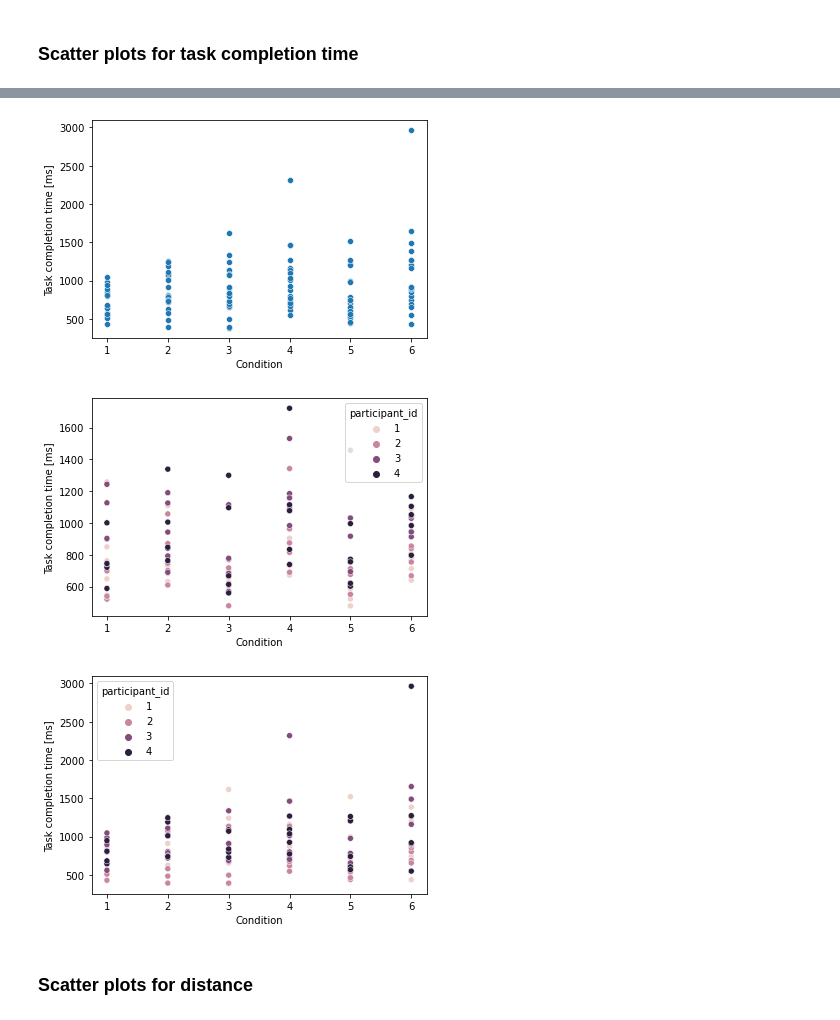
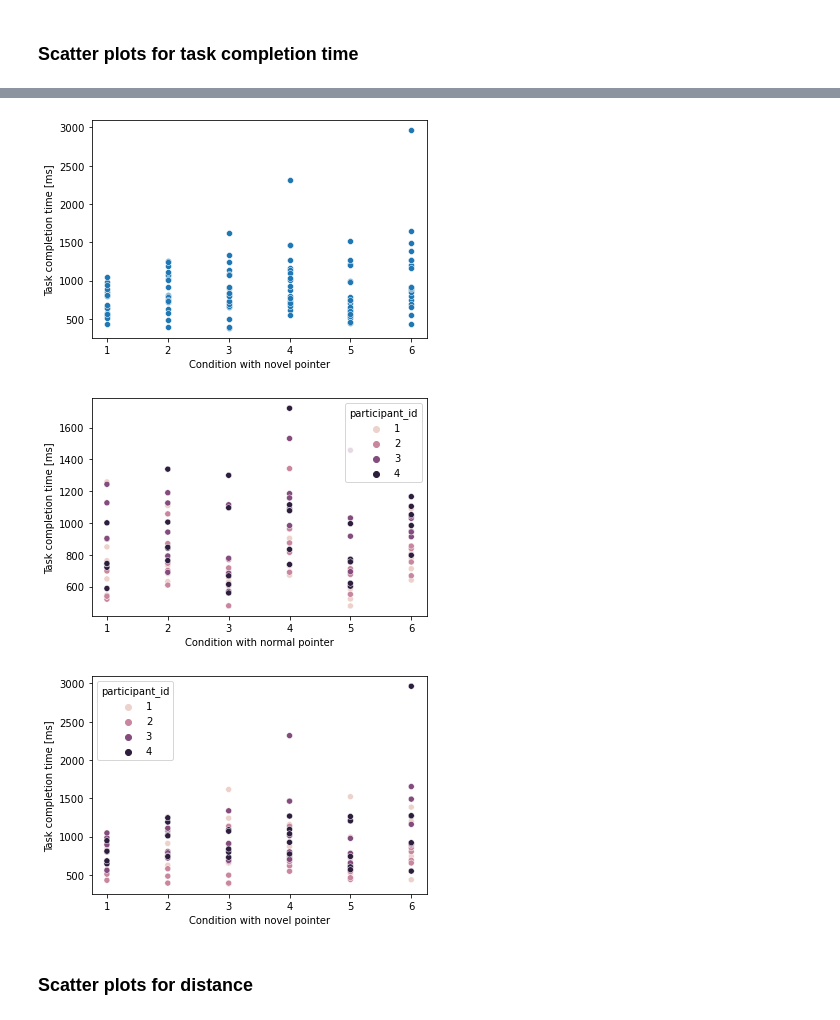
Before and after one commit to ITT-21SS-UR/assignment-04-sc, a Jupyter notebook: experiment/pointing_technique_experiment.ipynb, the cells around one changed output, grey strips where cells are left out. Drawn from its saved outputs; the diff is of its cells as text; code cells hidden in the pictures.

```diff
--- a/experiment/pointing_technique_experiment.ipynb
+++ b/experiment/pointing_technique_experiment.ipynb
@@ -106,6 +106,8 @@ POINTER_NOVEL = "novel"
 CONDITION_LABEL = "Condition"
 POINTER_LABEL = "Pointer type"
 TASK_COMPLETION_TIME_LABEL = "Task completion time [ms]"
+WITH_NORMAL = " with normal pointer"
+WITH_NOVEL = " with novel pointer"
 # %% [markdown]
 ### Read csv file
 # %%
@@ -194,7 +196,8 @@ pointing_technique_table
 ### Filter the data with relevant columns for analysis of task completion time and save the result
 # %%
 filtered_data = pointing_technique_table[
-    [PARTICIPANT_ID, CONDITION, POINTER_TYPE, DISTANCE_TO_START_POSITION, IS_CIRCLE_CLICKED, IS_TARGET, TASK_COMPLETION_TIME]]
+    [PARTICIPANT_ID, CONDITION, POINTER_TYPE, DISTANCE_TO_START_POSITION, IS_CIRCLE_CLICKED, IS_TARGET,
+     TASK_COMPLETION_TIME]]
 
 filtered_data.to_csv("filtered_data.csv", index=False)
 
@@ -389,35 +390,35 @@ plt.show()
 # %%
 scatter_plot_novel_con = sns.scatterplot(
-    data = correct_clicks[correct_clicks[POINTER_TYPE] == POINTER_NOVEL],
-    x = CONDITION,
-    y = TASK_COMPLETION_TIME,
+    data=correct_clicks[correct_clicks[POINTER_TYPE] == POINTER_NOVEL],
+    x=CONDITION,
+    y=TASK_COMPLETION_TIME,
 )
-scatter_plot_novel_con.set(xlabel = CONDITION_LABEL, ylabel = TASK_COMPLETION_TIME_LABEL)
+scatter_plot_novel_con.set(xlabel=CONDITION_LABEL + WITH_NOVEL, ylabel=TASK_COMPLETION_TIME_LABEL)
 plt.show()
 # %% [output]
-[figure, old version]
+[figure, new version]
 # %%
 scatter_plot_normal_ids = sns.scatterplot(
-    data = correct_clicks[correct_clicks[POINTER_TYPE] == POINTER_NORMAL],
-    x = CONDITION,
-    y = TASK_COMPLETION_TIME,
-    hue = PARTICIPANT_ID,
+    data=correct_clicks[correct_clicks[POINTER_TYPE] == POINTER_NORMAL],
+    x=CONDITION,
+    y=TASK_COMPLETION_TIME,
+    hue=PARTICIPANT_ID,
 )
-scatter_plot_normal_ids.set(xlabel = CONDITION_LABEL, ylabel = TASK_COMPLETION_TIME_LABEL)
+scatter_plot_normal_ids.set(xlabel=CONDITION_LABEL + WITH_NORMAL, ylabel=TASK_COMPLETION_TIME_LABEL)
 plt.show()
 # %% [output]
-[figure, old version]
+[figure, new version]
 # %%
 scatter_plot_novel_ids = sns.scatterplot(
-    data = correct_clicks[correct_clicks[POINTER_TYPE] == POINTER_NOVEL],
-    x = CONDITION,
-    y = TASK_COMPLETION_TIME,
-    hue = PARTICIPANT_ID,
+    data=correct_clicks[correct_clicks[POINTER_TYPE] == POINTER_NOVEL],
+    x=CONDITION,
+    y=TASK_COMPLETION_TIME,
+    hue=PARTICIPANT_ID,
 )
-scatter_plot_novel_ids.set(xlabel = CONDITION_LABEL, ylabel = TASK_COMPLETION_TIME_LABEL)
+scatter_plot_novel_ids.set(xlabel=CONDITION_LABEL + WITH_NOVEL, ylabel=TASK_COMPLETION_TIME_LABEL)
 plt.show()
 # %% [output]
-[figure, old version]
+[figure, new version]
 # %% [markdown]
 ### Scatter plots for distance
 # %%
```
Also changed, not shown: parts of 50 cells of this notebook, 1 other file.
